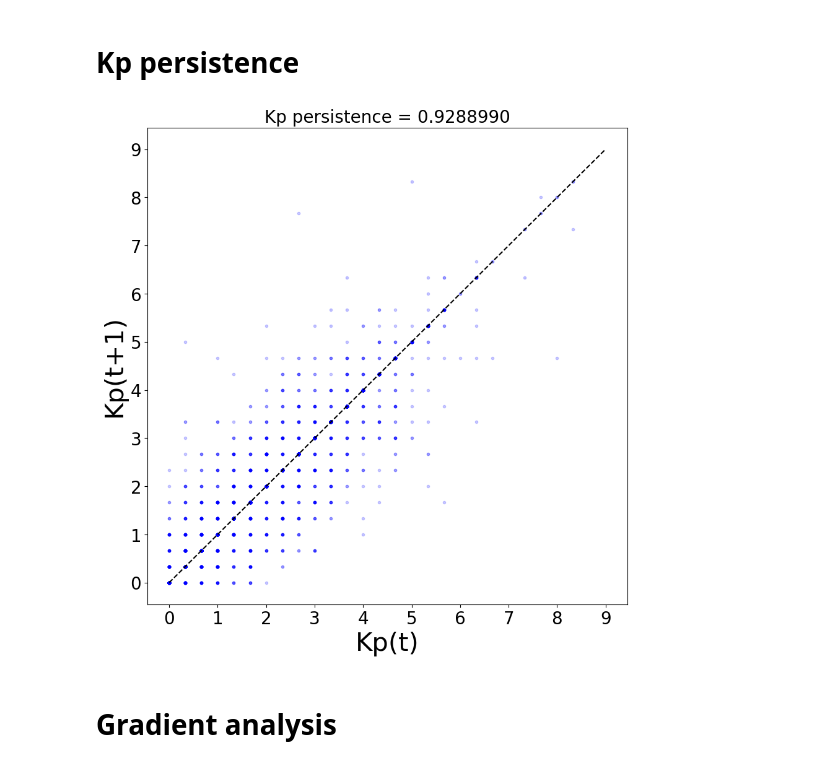
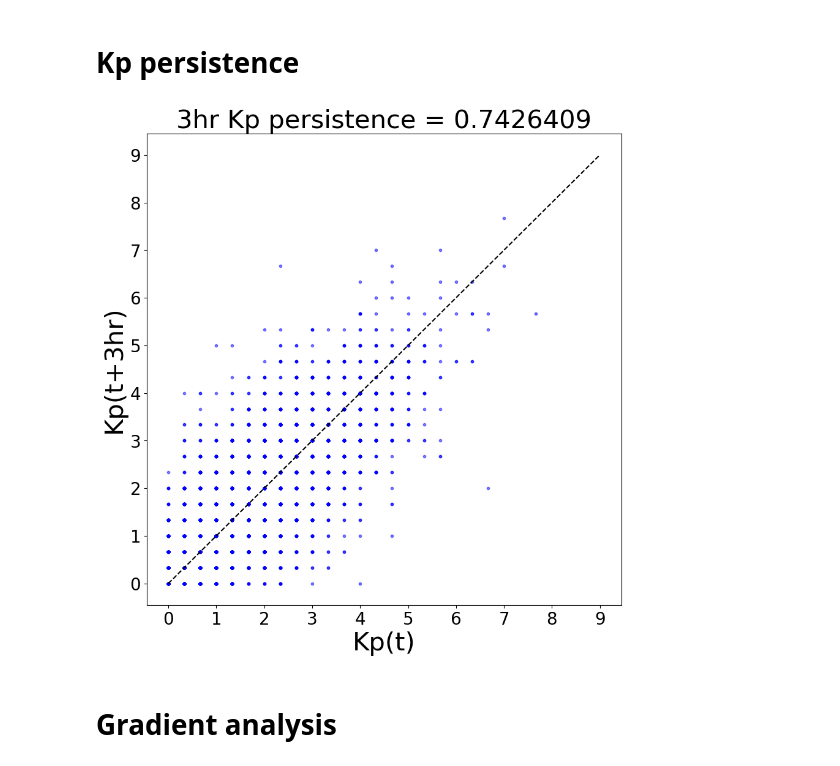
Before and after one commit to John1117/ReDSCOVR_PythonProject, a Jupyter notebook: model_training.ipynb, the cells around one changed output. Drawn from its saved outputs; the diff is of its cells as text; code cells hidden in the pictures.

```diff
--- a/model_training.ipynb
+++ b/model_training.ipynb
@@ -367,25 +150,9 @@ plot_Kp_correlation(test_df, input_col_names=None, mean=train_mean['Kp'], std=tr
 # %% [markdown]
 # Kp persistence
-# %%
-def plot_Kp_persistence(df, mean, std):
-
-    Kps = df['Kp'][:-1] * std + mean
-    Kp_plus1s = df['Kp'][1:] * std + mean
-
-    r = np.corrcoef(Kps, Kp_plus1s)[0, 1]
-    plt.figure(figsize=(10, 10))
-    plt.title(f'Kp persistence = {r:.7f}', fontsize=20)
-    plt.plot(Kps, Kp_plus1s, 'b.', alpha=0.2)
-    plt.plot([0, 9], [0, 9], 'k--')
-    plt.xlabel('Kp(t)', fontsize=30)
-    plt.ylabel('Kp(t+1)', fontsize=30)
-    plt.xticks(ticks=range(10), labels=range(10), fontsize=20)
-    plt.yticks(ticks=range(10), labels=range(10), fontsize=20)
-    plt.show()
-
-plot_Kp_persistence(test_df, mean=train_mean['Kp'], std=train_std['Kp'])
-# %% [output]
-[figure, removed]
+# %%
+plot_Kp_persistence(test_df, mean=train_mean['Kp'], std=train_std['Kp'], hr_shift=3)
+# %% [output]
+[figure, added]
 # %% [markdown]
 # Gradient analysis
 # %%
```
Also changed, not shown: parts of 28 cells of this notebook, 3 other files.
